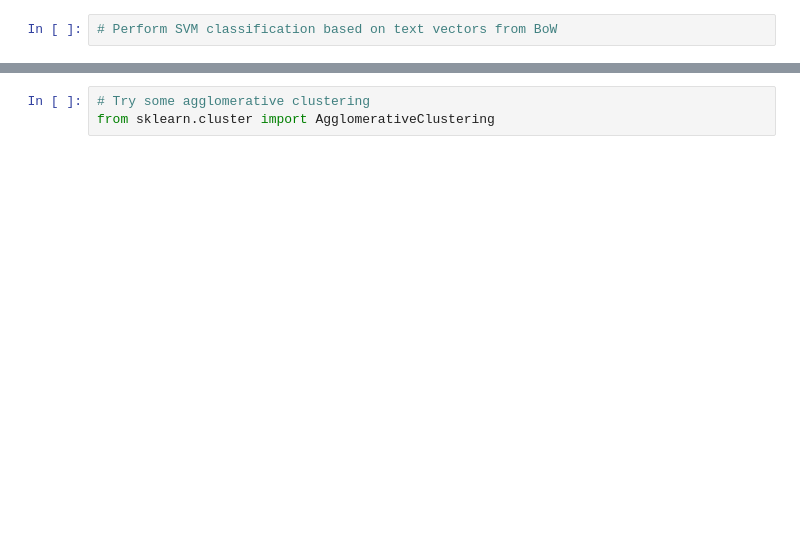
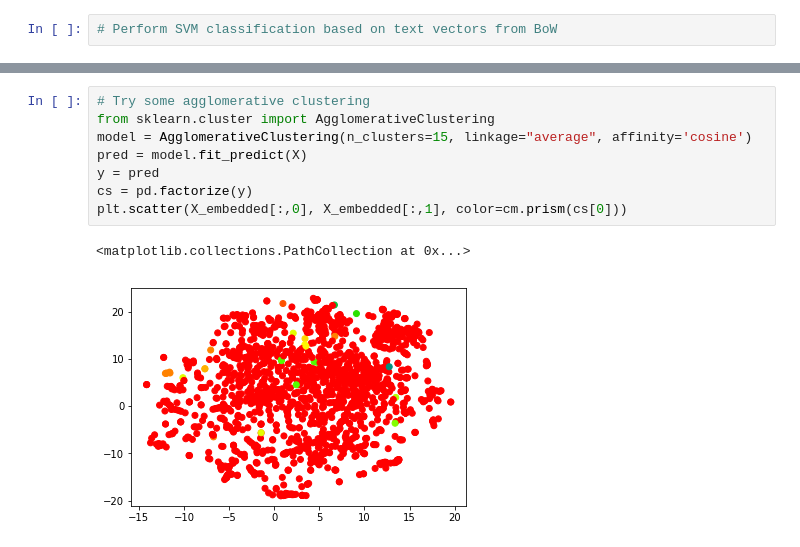
Before and after one commit to janelleszary/intuiShop, a Jupyter notebook: vec_classify_frommatrix.ipynb, the cells around one changed output, grey strips where cells are left out. Saved outputs shown, nothing was run; the diff lists cells and outputs as text; blank space fills up the shorter version.

```diff
--- a/vec_classify_frommatrix.ipynb
+++ b/vec_classify_frommatrix.ipynb
@@ -82,3 +100,11 @@ plt.scatter(X_embedded[:,0], X_embedded[:,1], color=cm.prism(cs[0]))
-# %%
-# Try some agglomerative clustering
-from sklearn.cluster import AgglomerativeClustering
+# %%
+# Try some agglomerative clustering
+from sklearn.cluster import AgglomerativeClustering
+model = AgglomerativeClustering(n_clusters=15, linkage="average", affinity='cosine')
+pred = model.fit_predict(X)
+y = pred
+cs = pd.factorize(y)
+plt.scatter(X_embedded[:,0], X_embedded[:,1], color=cm.prism(cs[0]))
+# %% [output]
+<matplotlib.collections.PathCollection at 0x...>
+[figure, added]
```
Also changed, not shown: parts of 14 cells of this notebook.
